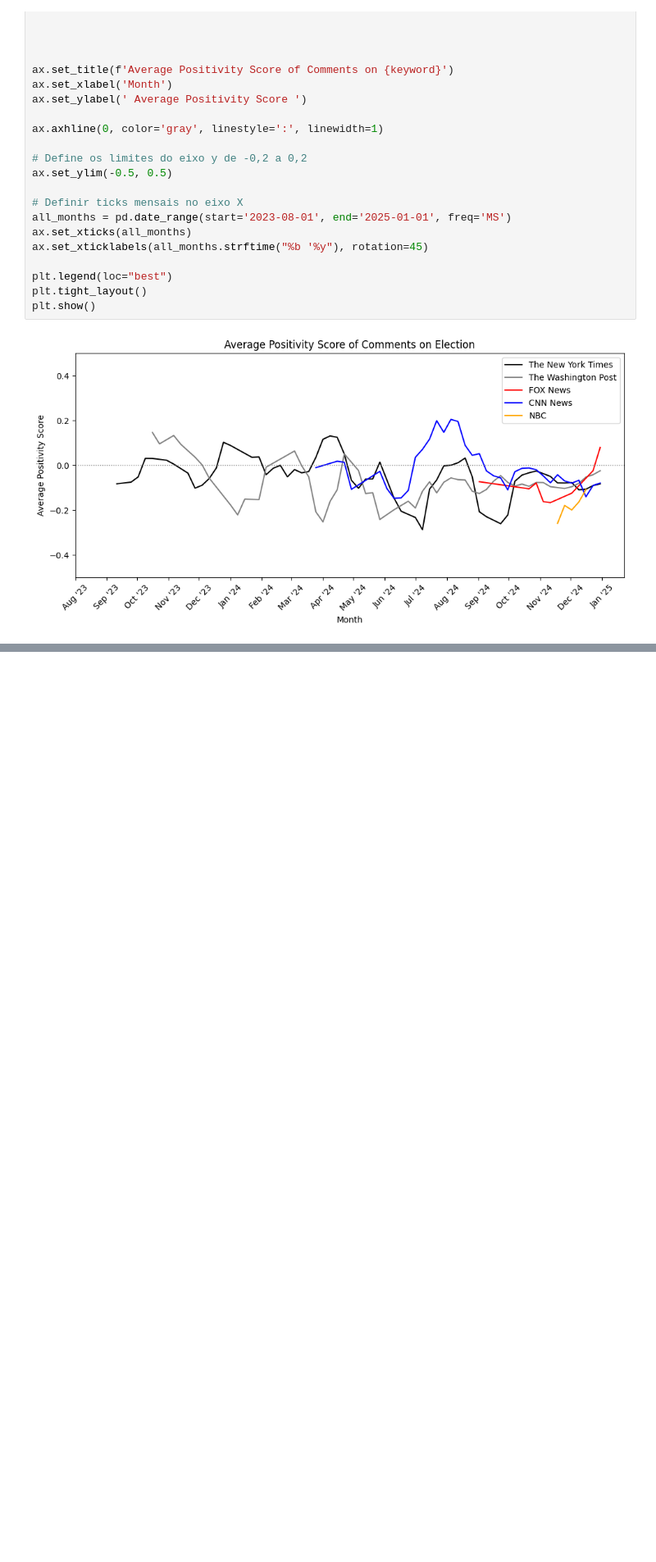
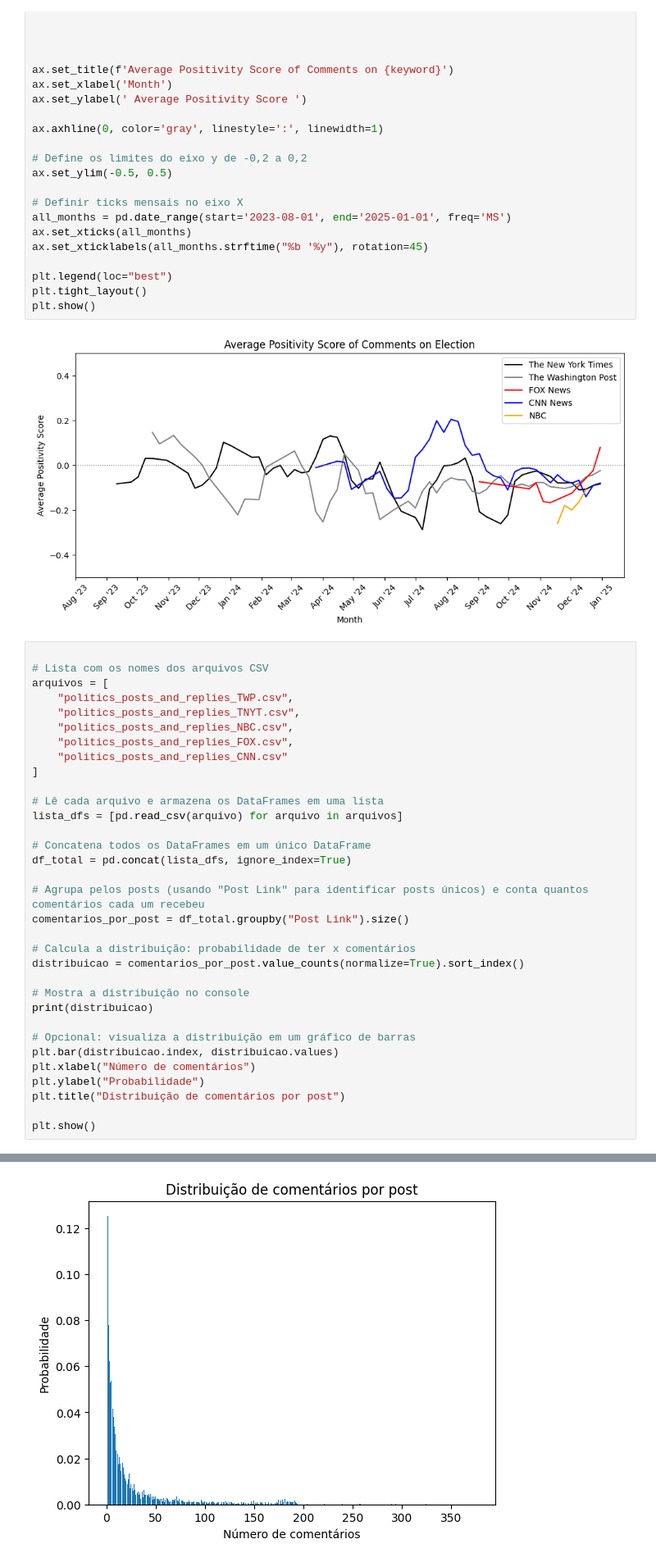
Before and after one commit to GustavoHessVL/BlueSky---WebScraping-, a Jupyter notebook: DataAnal.ipynb, the cells around one changed output, grey strips where cells are left out. Shown at 82% size. Cells and saved outputs as stored; diff of their text form; blank space fills up the shorter version.

```diff
--- a/DataAnal.ipynb
+++ b/DataAnal.ipynb
@@ -458,3 +458,37 @@ plt.tight_layout()
 plt.show()
 # %% [output]
 [figure]
+# %%
+
+# Lista com os nomes dos arquivos CSV
+arquivos = [
+    "politics_posts_and_replies_TWP.csv",
+    "politics_posts_and_replies_TNYT.csv",
+    "politics_posts_and_replies_NBC.csv",
+    "politics_posts_and_replies_FOX.csv",
+    "politics_posts_and_replies_CNN.csv"
+]
+
+# Lê cada arquivo e armazena os DataFrames em uma lista
+lista_dfs = [pd.read_csv(arquivo) for arquivo in arquivos]
+
+# Concatena todos os DataFrames em um único DataFrame
+df_total = pd.concat(lista_dfs, ignore_index=True)
+
+# Agrupa pelos posts (usando "Post Link" para identificar posts únicos) e conta quantos comentários cada um recebeu
+comentarios_por_post = df_total.groupby("Post Link").size()
+
+# Calcula a distribuição: probabilidade de ter x comentários
+distribuicao = comentarios_por_post.value_counts(normalize=True).sort_index()
+
+# Mostra a distribuição no console
+print(distribuicao)
+
+# Opcional: visualiza a distribuição em um gráfico de barras
+plt.bar(distribuicao.index, distribuicao.values)
+plt.xlabel("Número de comentários")
+plt.ylabel("Probabilidade")
+plt.title("Distribuição de comentários por post")
+
+plt.show()
+# %% [output]
@@ -460,0 +507 @@ plt.show()
+[figure, added]
```
Also changed, not shown: parts of 9 cells of this notebook.
